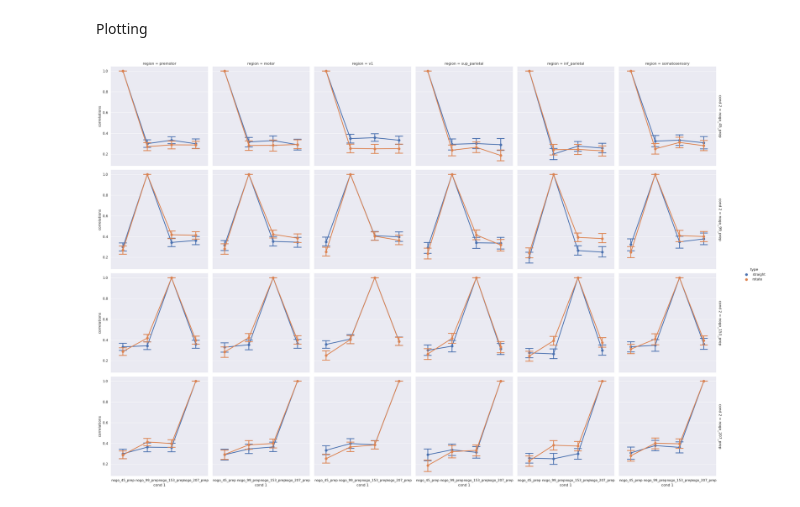
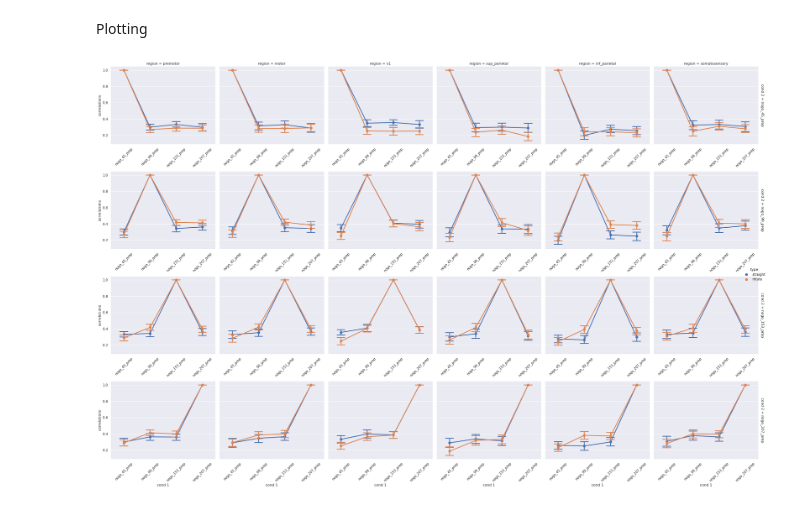
Before and after one commit to tejas-savalia/vma_fmri, a Jupyter notebook: analyses_sandbox.ipynb, the cells around one changed output. Drawn from its saved outputs; the diff is of its cells as text; code cells hidden in the pictures.

Commit message:
tight layout plot

```diff
--- a/analyses_sandbox.ipynb
+++ b/analyses_sandbox.ipynb
@@ -197,16 +197,18 @@ corr_df.to_csv('mvpa_outputs/event_correlations.csv')
 # %% [markdown]
 Plotting
 # %%
+corr_df = pd.read_csv('mvpa_outputs/event_correlations.csv').drop('Unnamed: 0', axis = 1)
 sns.set_context('poster') #Better font sizes
 sns.set_theme()
 g = sns.catplot(
     x = 'cond 1', hue = 'type', col = 'region', y = 'correlations', row = 'cond 2',
-    kind = 'point', capsize = 0.3, margin_titles = True,
+    kind = 'point', capsize = 0.3, margin_titles = True, sharex = False,
     data = corr_df.loc[((corr_df['cond 1'].str.contains('prep')) & (corr_df['cond 2'].str.contains('prep')) &
     (corr_df['cond 1'].str.startswith('nogo')) & (corr_df['cond 2'].str.startswith('nogo')))],
 )
-# g.set_xticklabels(g.get_xticklabels(), rotation=45)
+g.set_xticklabels(rotation=45)
+plt.tight_layout()
 
 plt.savefig('mvpa_outputs/plots/nogo_correlations.png', dpi = 600)
 # %% [output]
-[figure, old version]
+[figure, new version]
```
Also changed, not shown: 1 other file.
